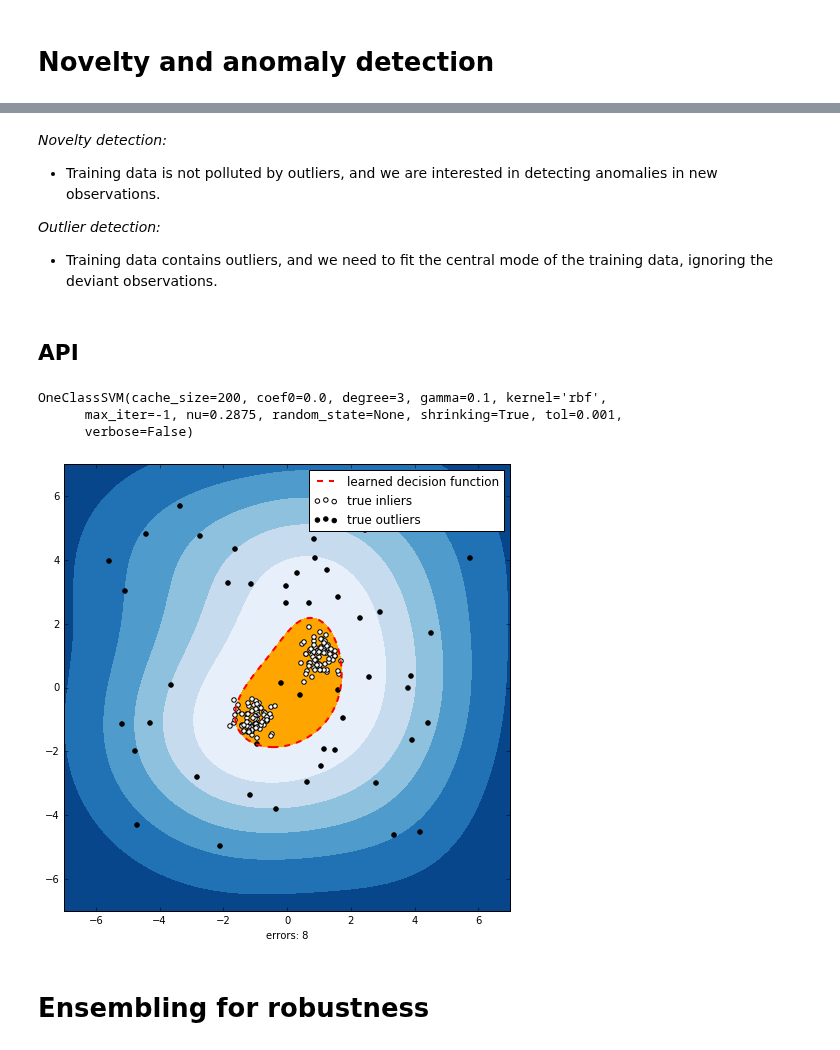
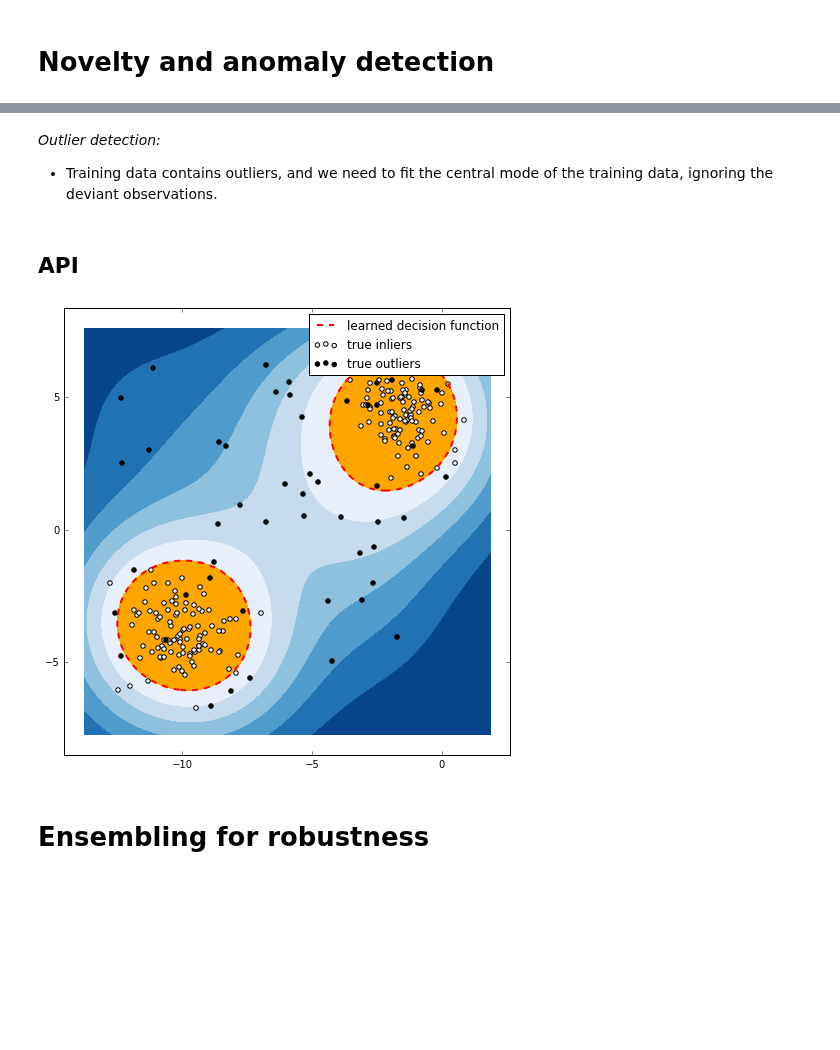
Before and after one commit to glouppe/tutorials-scikit-learn, a Jupyter notebook: Robust and calibrated estimators with Scikit-Learn.ipynb, the cells around one changed output, grey strips where cells are left out. Saved outputs shown, nothing was run; the diff lists cells and outputs as text; code cells hidden in the pictures; blank space fills up the shorter version.

```diff
--- a/Robust and calibrated estimators with Scikit-Learn.ipynb
+++ b/Robust and calibrated estimators with Scikit-Learn.ipynb
@@ -68,7 +69,4 @@ _Today's goal:_ build models that are robust to outliers!
 # %% [markdown]
-_Novelty detection:_
-- Training data is not polluted by outliers, and we are interested in detecting anomalies in new observations.
-
 _Outlier detection:_
 - Training data contains outliers, and we need to fit the central mode of the training data, ignoring the deviant observations.
 # %% [markdown]
@@ -98,22 +81,27 @@ ground_truth[-n_outliers:] = 0
+# %%
+# Generate data
+from sklearn.datasets import make_blobs
+inliers, _ = make_blobs(n_samples=200, centers=2, random_state=1)
+outliers = np.random.rand(50, 2)
+outliers = np.min(inliers, axis=0) + (np.max(inliers, axis=0) - np.min(inliers, axis=0)) * outliers
+
+X = np.vstack((inliers, outliers))
+ground_truth = np.ones(len(X), dtype=np.int)
+ground_truth[-len(outliers):] = 0
 # %%
 from sklearn.svm import OneClassSVM
 from sklearn.covariance import EllipticEnvelope
 from sklearn.ensemble import IsolationForest
 
-# Train
-clf = OneClassSVM(nu=0.95 * outliers_fraction + 0.05, kernel="rbf", gamma=0.1)
+# Unsupervised learning
+clf = OneClassSVM(nu=0.4, kernel="rbf", gamma=0.1)
 # clf = EllipticEnvelope(contamination=.1)
-# clf = IsolationForest(max_samples=n_samples)
+# clf = IsolationForest(max_samples=100)
 clf.fit(X)
+
+plot_outlier_detector(clf, X, ground_truth)
 # %% [output]
-OneClassSVM(cache_size=200, coef0=0.0, degree=3, gamma=0.1, kernel='rbf',
-      max_iter=-1, nu=0.2875, random_state=None, shrinking=True, tol=0.001,
-      verbose=False)
+[figure, added]
-# %%
-# Plot
-plot_outlier_detector(clf, X, ground_truth)
-# %% [output]
-[figure, removed]
 # %% [markdown]
 # Ensembling for robustness
 # %% [markdown]
```
Also changed, not shown: parts of 20 cells of this notebook, 1 other file.
